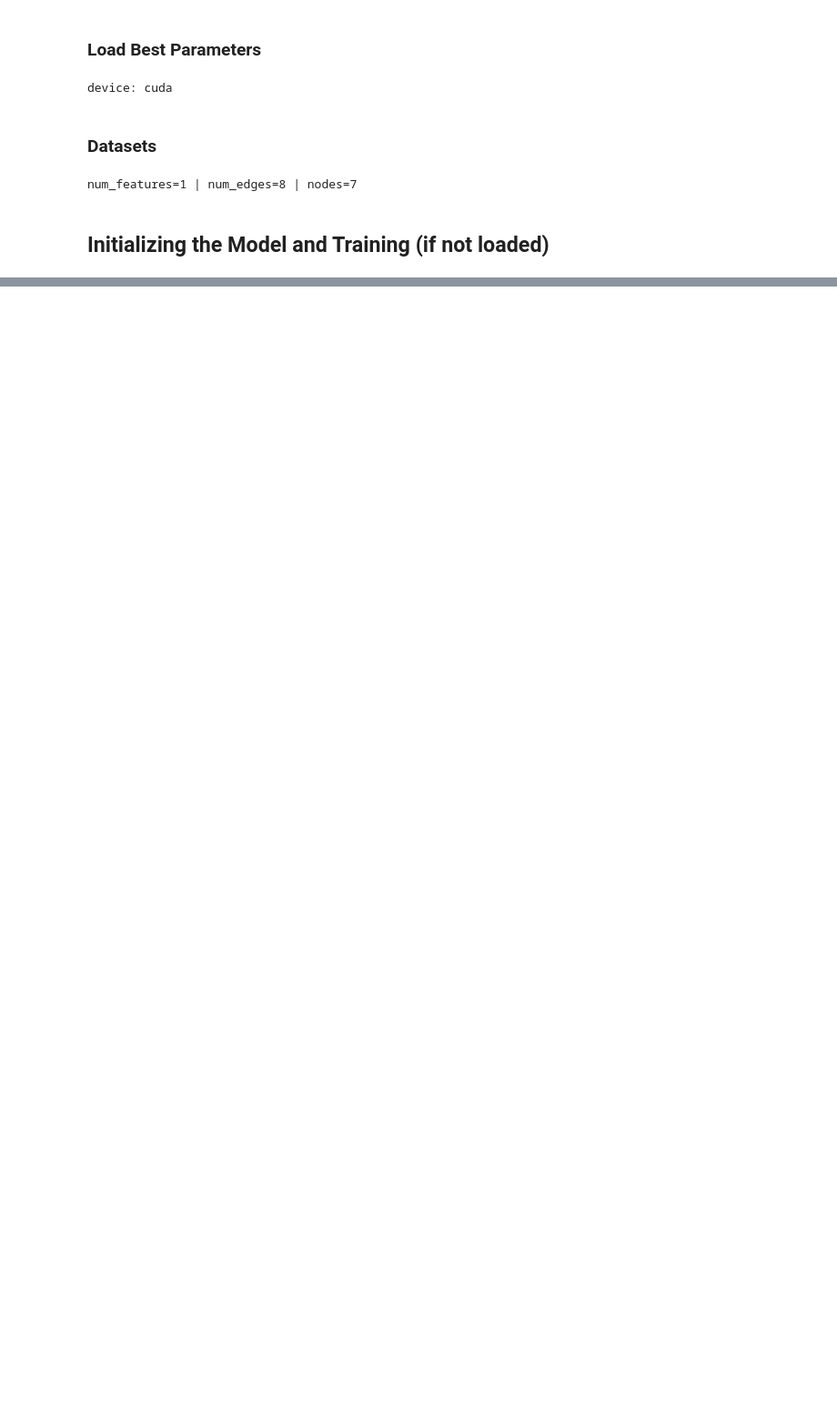
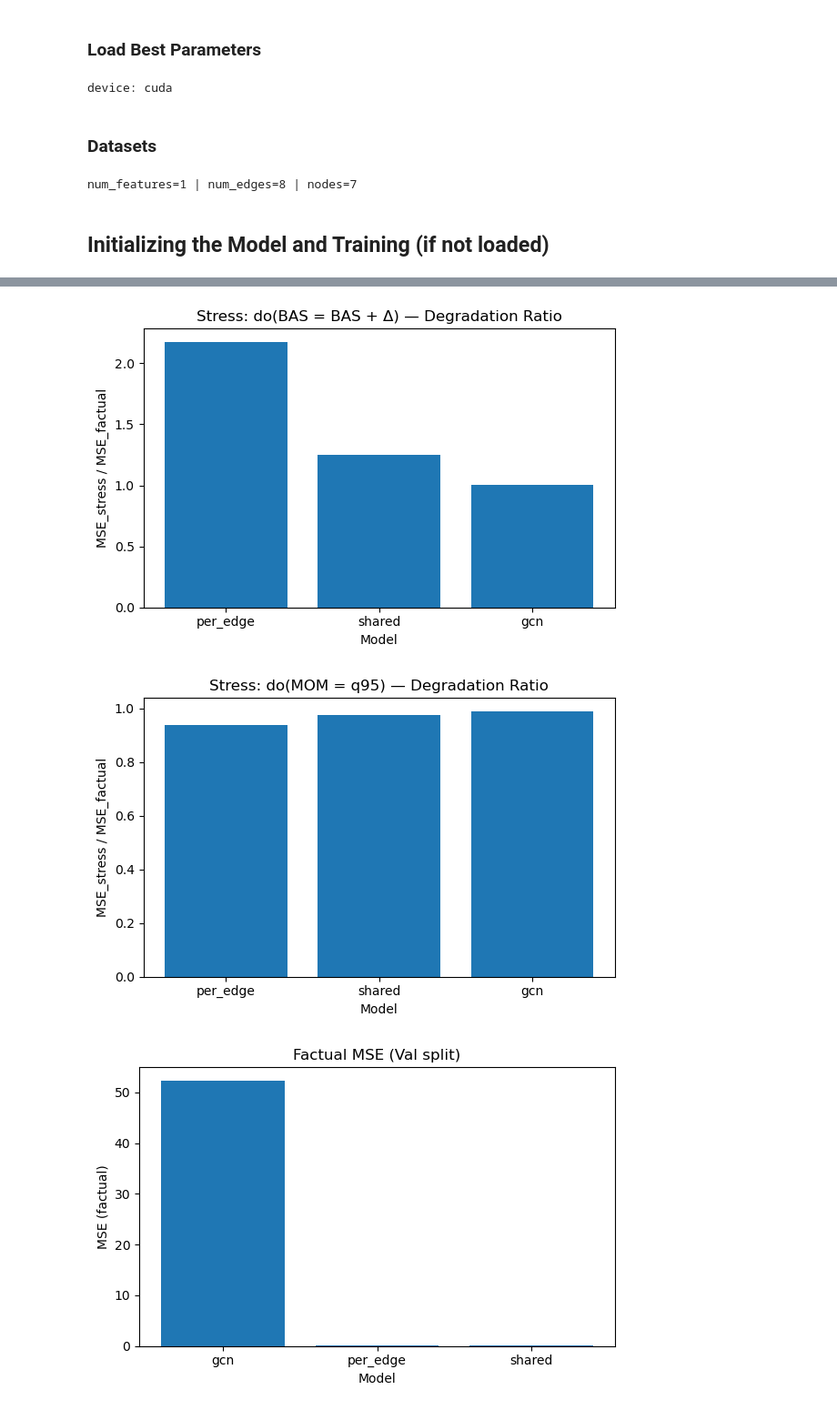
Before and after one commit to utkubah/causal-interventional-gnn, a Jupyter notebook: notebooks/results_analysis.ipynb, the cells around one changed output, grey strips where cells are left out. Shown: that part at 91% size. Cells and saved outputs as stored; diff of their text form; code cells hidden in the pictures; blank space fills up the shorter version.

```diff
--- a/notebooks/results_analysis.ipynb
+++ b/notebooks/results_analysis.ipynb
@@ -27,8 +13,10 @@ if str(PROJECT_ROOT) not in sys.path:
 
 DATA_DIR = PROJECT_ROOT / "data" / "processed"
 CONFIGS_DIR = PROJECT_ROOT / "configs"
-OUTPUTS_DIR = PROJECT_ROOT / "outputs"
+OUTPUTS_DIR = PROJECT_ROOT / "outputs" / "finance"
 BEST_DIR = CONFIGS_DIR / "best_config.yaml"
+
+OUTPUTS_DIR.mkdir(parents=True, exist_ok=True)
 
 # minimal imports (keep your existing ones)
 import os, yaml, json, math, torch, numpy as np, pandas as pd
@@ -95,9 +94,11 @@ trainer = CausalTwoPartTrainer(
     neutral=tcfg["neutral"], delta=tcfg["delta"]
 )
 
-# VOL index from dataset
-VOL_IDX = ds.target_idx
+# train (no checkpoint logic here)
+trainer.train(model_per_edge, train_loader, val_loader=val_loader)
+val_mse_per_edge = trainer.evaluate_obs_mse(model_per_edge, val_loader)
 
-# train (no checkpoint logic here)
-trainer.train(model, train_loader, val_loader=val_loader)
+
+trainer.train(model_shared, train_loader, val_loader=val_loader)
+val_mse_shared = trainer.evaluate_obs_mse(model_shared, val_loader)
 # %% [output]
@@ -261,0 +228,50 @@ In summary, using the CausalTwoPartTrainer (VOL-only), the do_intervention path
+# %%
+import pandas as pd
+import matplotlib.pyplot as plt
+
+rows = []
+for model_name, lst in stress.items():
+    for d in lst:
+        r = d.copy()
+        r["model"] = model_name
+        rows.append(r)
+df = pd.DataFrame(rows)[["model","stress_name","mse_factual","mse_stress","degradation_ratio"]]
+
+# --- Plot 1: degradation ratio under do(BAS = BAS + Δ) ---
+plt.figure(figsize=(6,4))
+subset = df[df["stress_name"]=="do_BAS_plus_delta"]
+plt.bar(subset["model"], subset["degradation_ratio"])
+plt.title("Stress: do(BAS = BAS + Δ) — Degradation Ratio")
+plt.xlabel("Model")
+plt.ylabel("MSE_stress / MSE_factual")
+plt.tight_layout()
+plt.savefig(os.path.join(OUTPUTS_DIR, "stress_degradation_do_BAS.png"), dpi=150)
+plt.show()
+
+# --- Plot 2: degradation ratio under do(MOM = q95) ---
+plt.figure(figsize=(6,4))
+subset2 = df[df["stress_name"]=="do_MOM_q95"]
+plt.bar(subset2["model"], subset2["degradation_ratio"])
+plt.title("Stress: do(MOM = q95) — Degradation Ratio")
+plt.xlabel("Model")
+plt.ylabel("MSE_stress / MSE_factual")
+plt.tight_layout()
+plt.savefig(os.path.join(OUTPUTS_DIR, "stress_degradation_do_MOM.png"), dpi=150)
+plt.show()
+
+# --- Plot 3: factual MSE (mean across rows for each model) ---
+plt.figure(figsize=(6,4))
+mse_factual = df.groupby("model")["mse_factual"].mean().reset_index()
+plt.bar(mse_factual["model"], mse_factual["mse_factual"])
+plt.title("Factual MSE (Val split)")
+plt.xlabel("Model")
+plt.ylabel("MSE (factual)")
+plt.tight_layout()
+plt.savefig(os.path.join(OUTPUTS_DIR, "factual_mse.png"), dpi=150)
+plt.show()
+
+df
+# %% [output]
+[figure, added]
+[figure, added]
+[figure, added]
```
Also changed, not shown: parts of 19 cells of this notebook, 5 other files.
